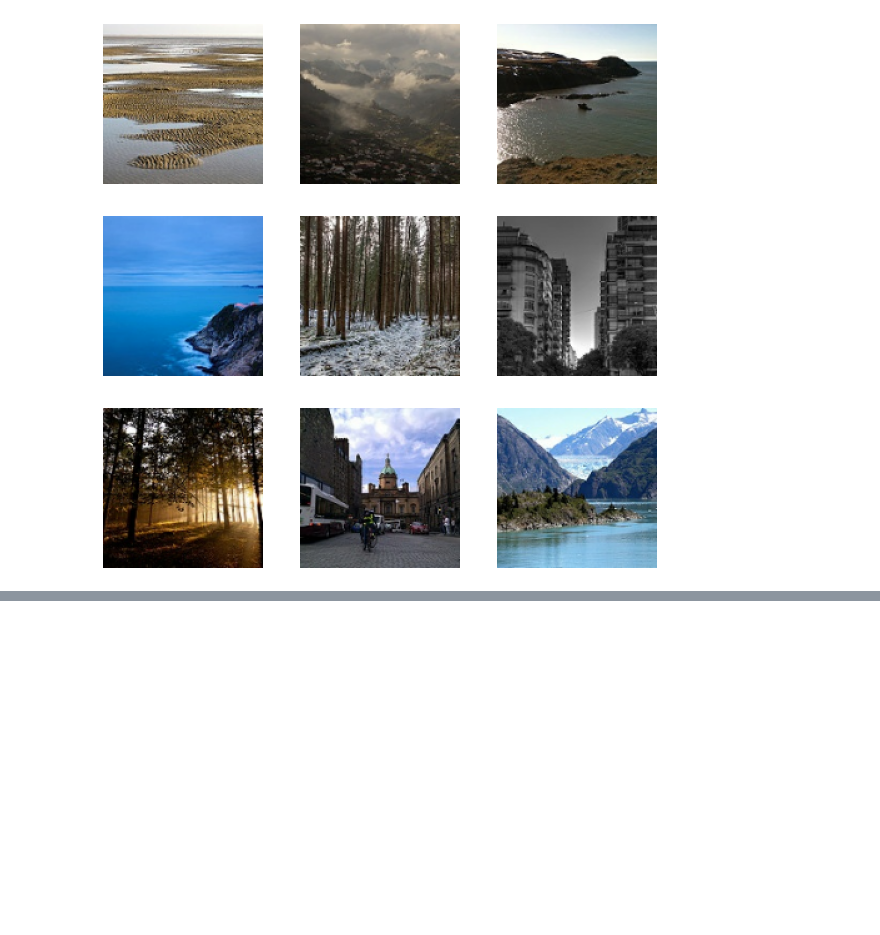
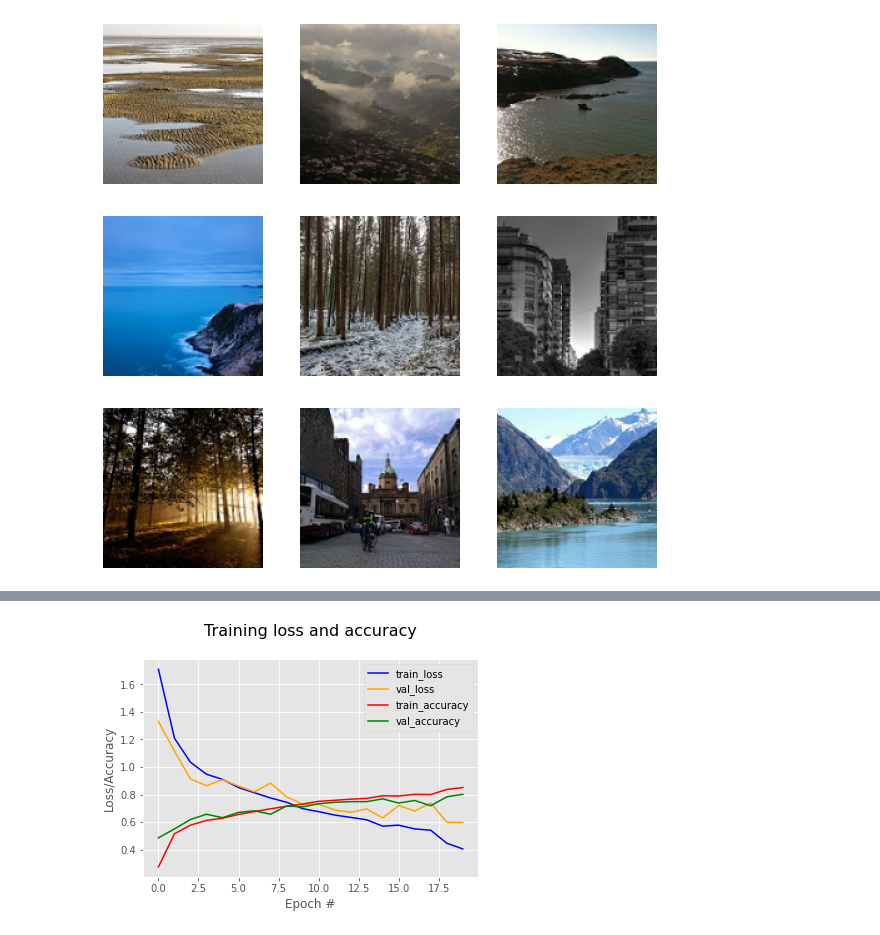
Before and after one commit to muizzahkhan/CNN_Assignment, a Jupyter notebook: CNN_Assignment_pref.ipynb, the cells around one changed output, grey strips where cells are left out. Saved outputs shown, nothing was run; the diff lists cells and outputs as text; code cells hidden in the pictures; blank space fills up the shorter version.

```diff
--- a/CNN_Assignment_pref.ipynb
+++ b/CNN_Assignment_pref.ipynb
@@ -189,0 +192,14 @@ Epoch 12/20
+# %%
+plt.style.use('ggplot')
+plt.plot(hist.history['loss'], color='blue', label='train_loss')
+plt.plot(hist.history['val_loss'], color='orange', label='val_loss')
+plt.plot(hist.history['accuracy'], color='red', label='train_accuracy')
+plt.plot(hist.history['val_accuracy'], color='green', label='val_accuracy')
+plt.grid(True)
+plt.title("Training loss and accuracy\n", fontsize=16)
+plt.xlabel("Epoch #", fontsize=12)
+plt.ylabel("Loss/Accuracy", fontsize=12)
+plt.legend()
+plt.show();
+# %% [output]
+[figure, added]
```
Also changed, not shown: parts of 4 cells of this notebook, 1 other file.
